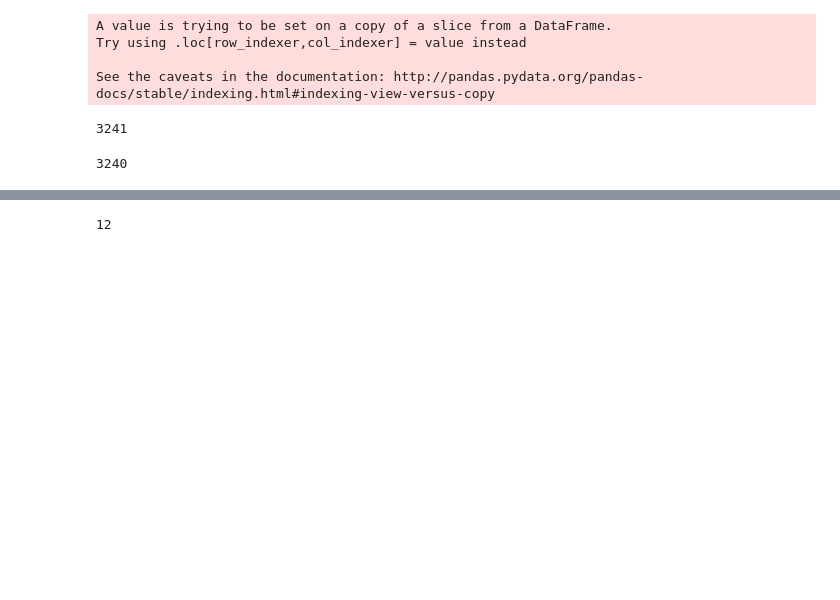
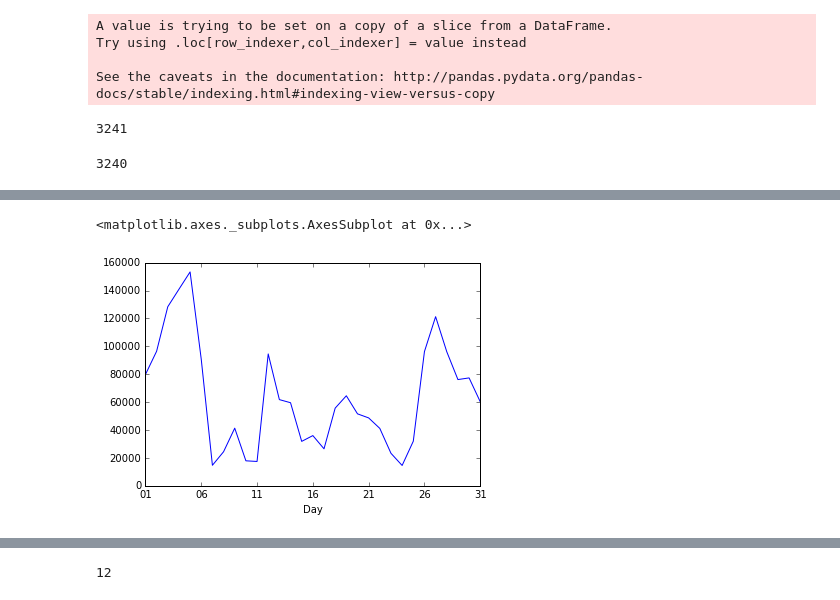
Before and after one commit to bricegnichols/bridge-stat, a Jupyter notebook: bridge_closure_calc.ipynb, the cells around one changed output, grey strips where cells are left out. Drawn from its saved outputs; the diff is of its cells as text; code cells hidden in the pictures; blank space fills up the shorter version.

```diff
--- a/bridge_closure_calc.ipynb
+++ b/bridge_closure_calc.ipynb
@@ -317,0 +142,6 @@ Name: Duration, dtype: object
+# %%
+# Total closure time by day
+(df.groupby('Day').sum()['Duration']/60).plot()
+# %% [output]
+<matplotlib.axes._subplots.AxesSubplot at 0x...>
+[figure, added]
```
Also changed, not shown: parts of 63 cells of this notebook.
